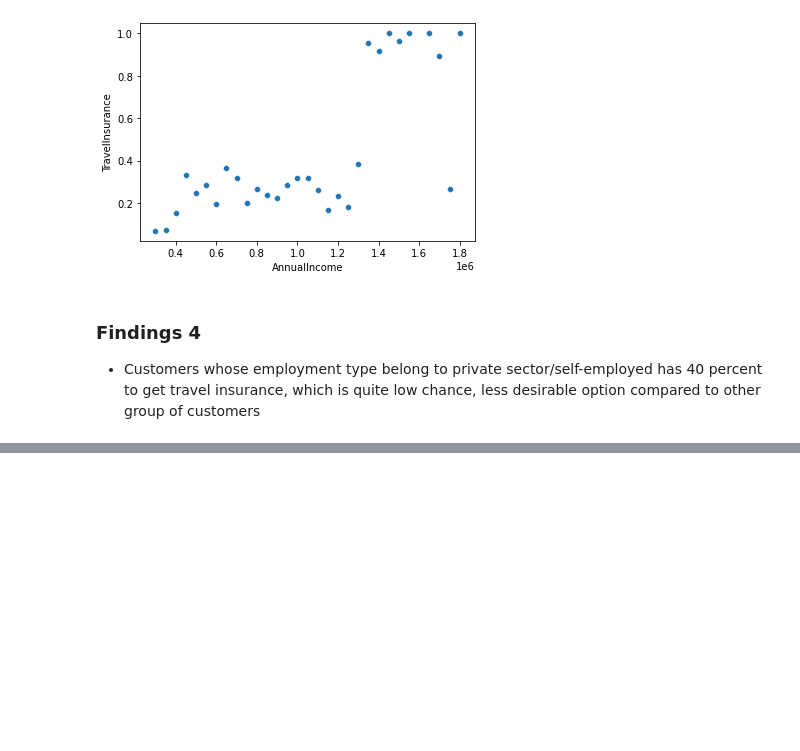
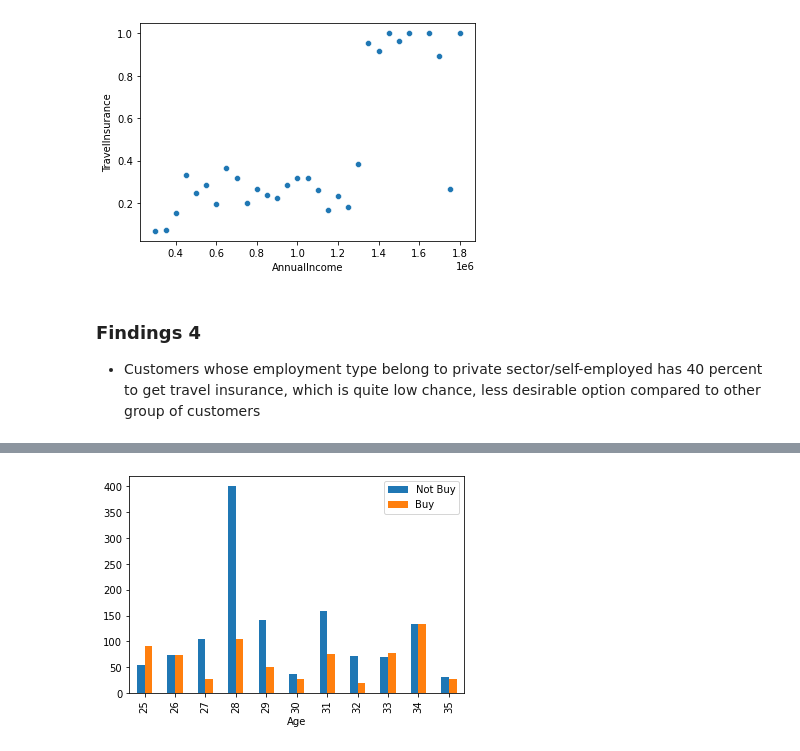
Before and after one commit to n2tp1311/da-case-study, a Jupyter notebook: notebook.ipynb, the cells around one changed output, grey strips where cells are left out. Drawn from its saved outputs; the diff is of its cells as text; code cells hidden in the pictures; blank space fills up the shorter version.

Commit message:
update functions to faciliate analysis
my_crosstab

```diff
--- a/notebook.ipynb
+++ b/notebook.ipynb
@@ -84,6 +83,14 @@ customers.corr()
 | FrequentFlyer | -0.033159 | -0.028120 | 0.353087 | -0.023775 | -0.043720 | 1.000000 | ... |
 | EverTravelledAbroad | -0.012779 | 0.062683 | 0.486043 | -0.020755 | 0.021238 | 0.277334 | ... |
 | TravelInsurance | 0.061060 | 0.018934 | 0.396763 | 0.079909 | 0.018190 | 0.232103 | ... |
+# %%
+##Functions setup
+def my_crosstab(data, x, y, legend=None):
+  ct = pd.crosstab(data[x], data[y])
+  ct.plot(kind='bar')
+  if (legend):
+    plt.legend(legend)
+  plt.show()
 # %% [markdown]
 #### FINDINGS 1
 Customers who are frequent flyer have 57 percent to buy travel insurance compared to 30 percent of customers who aren't
@@ -167,0 +168,6 @@ pd.crosstab(customers.TravelInsurance, customers.Age, normalize=1, margins=True)
+# %%
+# print(pd.crosstab(customers.TravelInsurance, customers.Age, normalize=1))
+# pd.crosstab(customers.TravelInsurance, customers.Age).plot(kind='bar')
+my_crosstab(customers, 'Age', 'TravelInsurance', legend=['Not Buy', 'Buy'])
+# %% [output]
+[figure, added]
```
Also changed, not shown: parts of 6 cells of this notebook, 1 other file.
